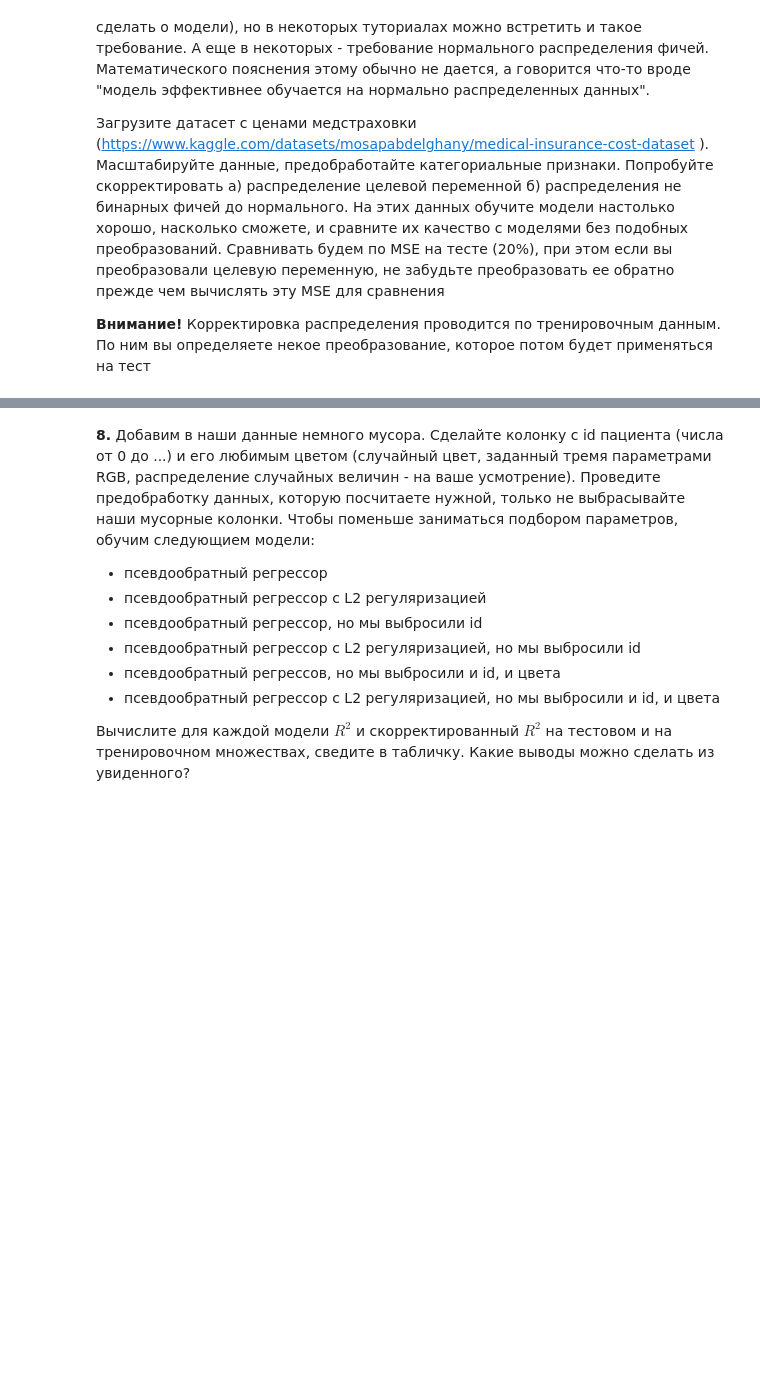
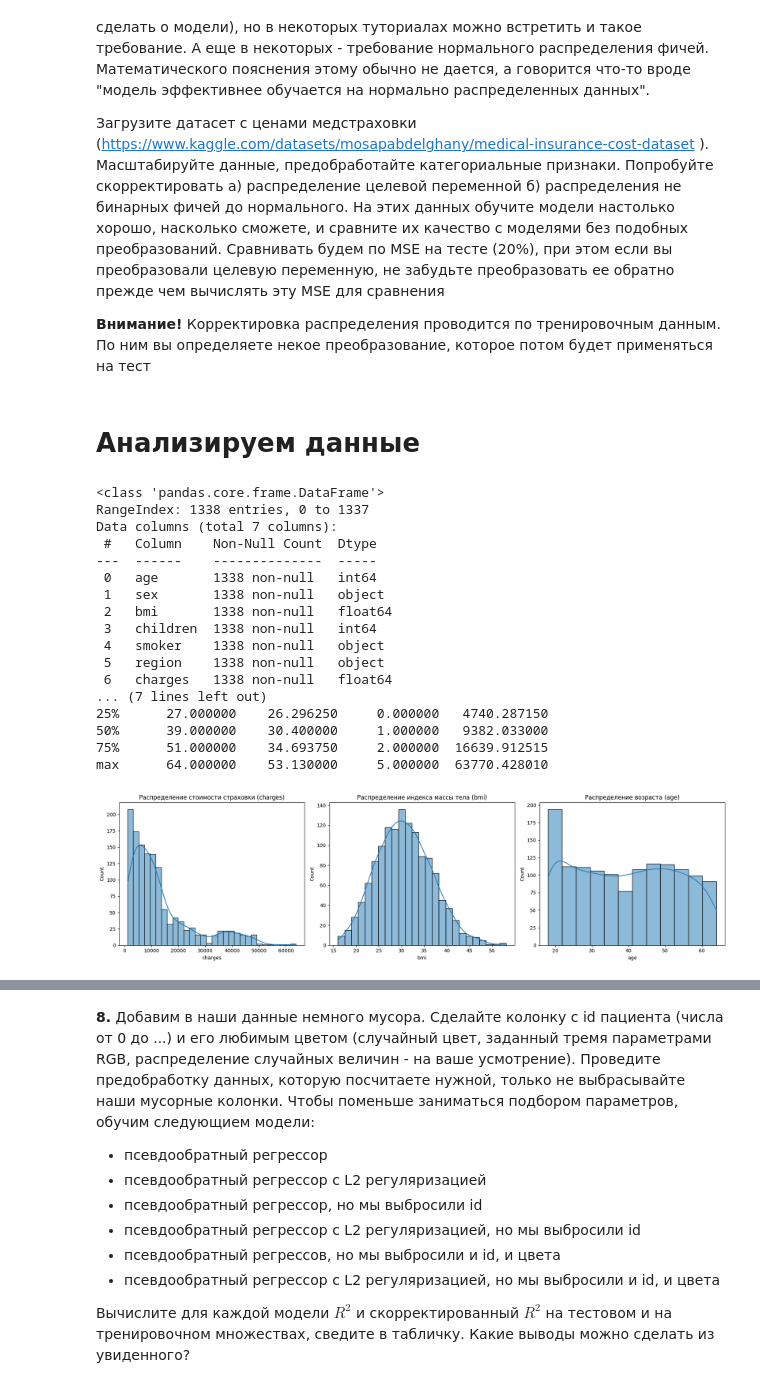
Before and after one commit to UladzislauShuman/university_homework, a Jupyter notebook: famcs_homework/ML/lab2/LB2_template.ipynb, the cells around one changed output, grey strips where cells are left out. Saved outputs shown, nothing was run; the diff lists cells and outputs as text; code cells hidden in the pictures; blank space fills up the shorter version.

```diff
--- a/famcs_homework/ML/lab2/LB2_template.ipynb
+++ b/famcs_homework/ML/lab2/LB2_template.ipynb
@@ -635,3 +635,46 @@ display(df_comparison)
 Загрузите датасет с ценами медстраховки (https://www.kaggle.com/datasets/mosapabdelghany/medical-insurance-cost-dataset ). Масштабируйте данные, предобработайте категориальные признаки. Попробуйте скорректировать а) распределение целевой переменной б) распределения не бинарных фичей до нормального. На этих данных обучите модели настолько хорошо, насколько сможете, и сравните их качество с моделями без подобных преобразований. Сравнивать будем по MSE на тесте (20%), при этом если вы преобразовали целевую переменную, не забудьте преобразовать ее обратно прежде чем вычислять эту MSE для сравнения
 
 **Внимание!** Корректировка распределения проводится по тренировочным данным. По ним вы определяете некое преобразование, которое потом будет применяться на тест
+# %% [markdown]
+# Анализируем данные
+# %%
+# загружаем
+df_insurance = pd.read_csv('insurance.csv')
+df_insurance.info()
+print(df_insurance.describe())
+
+plt.figure(figsize=(18, 5))
+
+plt.subplot(1, 3, 1)
+sns.histplot(df_insurance['charges'], kde=True)
+plt.title('Распределение стоимости страховки (charges)')
+
+plt.subplot(1, 3, 2)
+sns.histplot(df_insurance['bmi'], kde=True)
+plt.title('Распределение индекса массы тела (bmi)')
+
+plt.subplot(1, 3, 3)
+sns.histplot(df_insurance['age'], kde=True)
+plt.title('Распределение возраста (age)')
+
+plt.tight_layout()
+plt.show()
+# %% [output]
+<class 'pandas.core.frame.DataFrame'>
+RangeIndex: 1338 entries, 0 to 1337
+Data columns (total 7 columns):
+ #   Column    Non-Null Count  Dtype
+---  ------    --------------  -----
+ 0   age       1338 non-null   int64
+ 1   sex       1338 non-null   object
+ 2   bmi       1338 non-null   float64
+ 3   children  1338 non-null   int64
+ 4   smoker    1338 non-null   object
+ 5   region    1338 non-null   object
+ 6   charges   1338 non-null   float64
+... (7 lines left out)
+25%      27.000000    26.296250     0.000000   4740.287150
+50%      39.000000    30.400000     1.000000   9382.033000
+75%      51.000000    34.693750     2.000000  16639.912515
+max      64.000000    53.130000     5.000000  63770.428010
+[figure, added]
```
Also changed, not shown: parts of 16 cells of this notebook, 1 other file.
